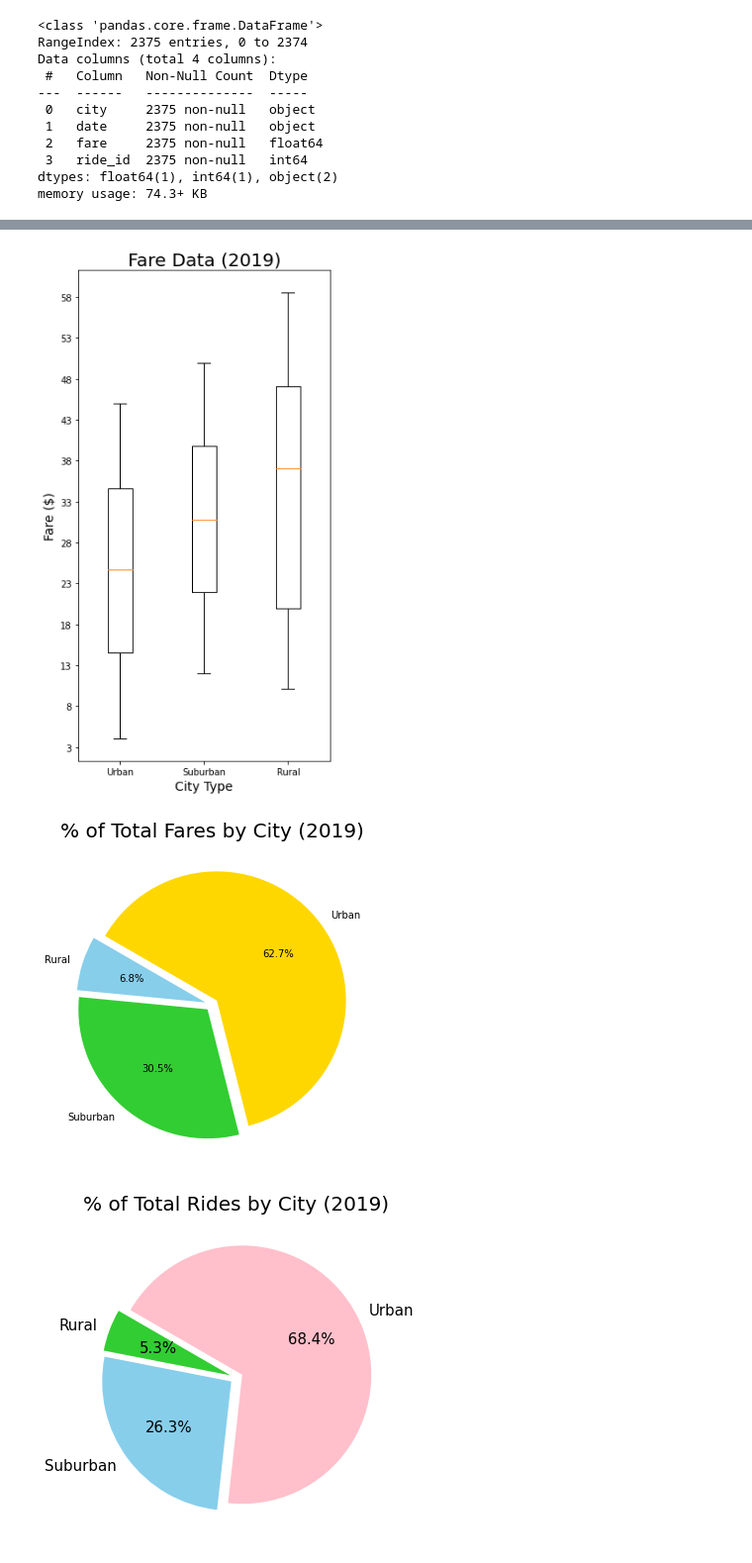
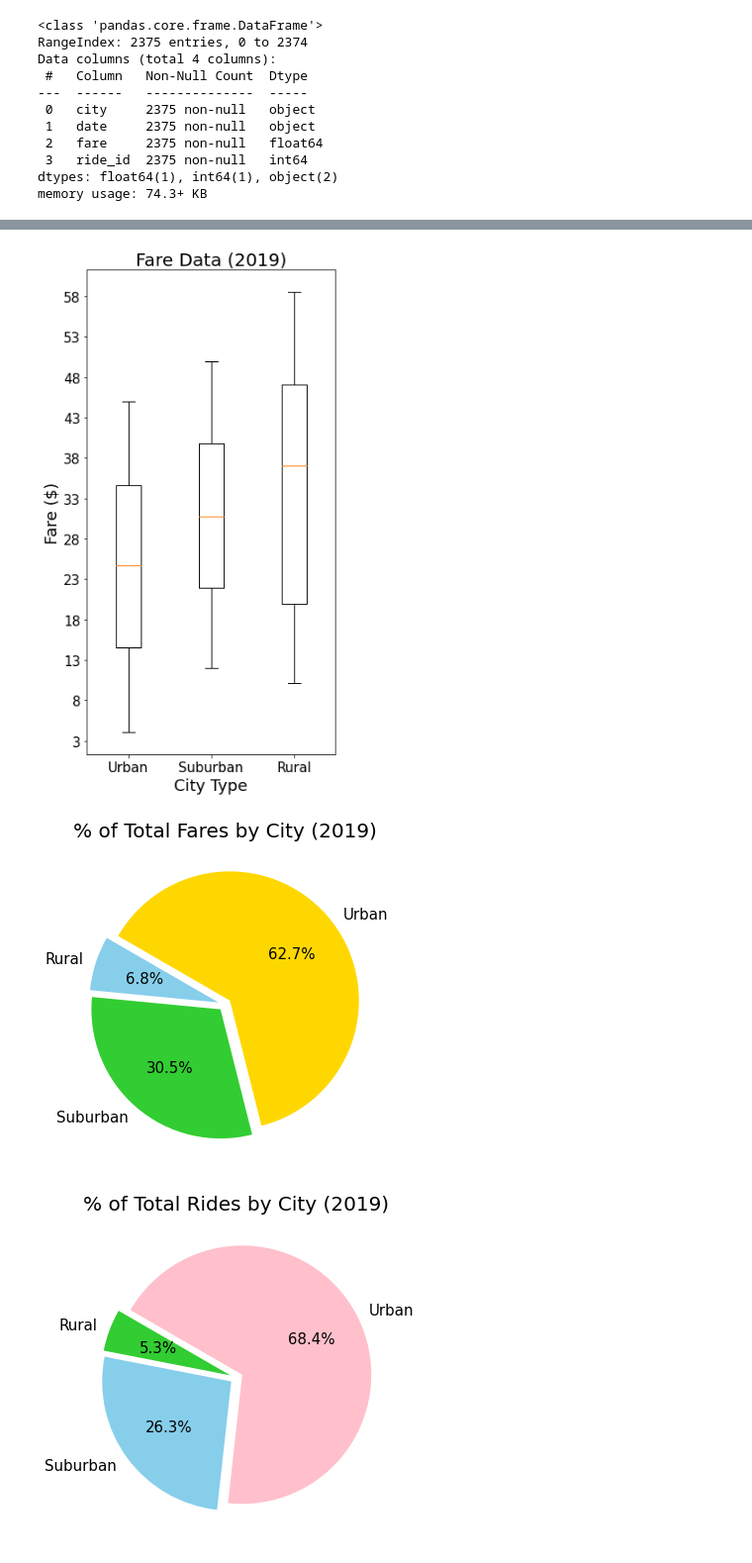
Before and after one commit to Bag0niku/PyBer_Analysis, a Jupyter notebook: Pyber_Challenge.ipynb, the cells around one changed output, grey strips where cells are left out. Shown at 99% size. Drawn from its saved outputs; the diff is of its cells as text; code cells hidden in the pictures.

Commit message:
starting the Readme.md file and found bugs when saving the images of plots and graphs

```diff
--- a/Pyber_Challenge.ipynb
+++ b/Pyber_Challenge.ipynb
@@ -43,6 +43,7 @@ memory usage: 74.3+ KB
 # %%
 all_data = ride_data.merge(city_data, on='city')
 all_data['date'] = pd.to_datetime(all_data['date'])
+all_data.sort_values(['date'], ascending=True, inplace=True)
 all_data
 # %% [output]
 |  | city | date | fare | ride_id | driver_count | type |
@@ -128,25 +131,28 @@ fig3, ax3 = plt.subplots(figsize=(5, 10))
 fare_data = [urban_cities_df['fare'], suburban_cities_df['fare'], rural_cities_df['fare']]
 # # x_labels = ["Urban", "Suburban", "Rural"]  # declared the same as above
 ax3.boxplot(x=fare_data, labels=x_labels)
-ax3.set_xlabel('City Type', fontsize='14')
+ax3.set_xlabel('City Type', fontsize='18')
 ax3.set_title('Fare Data (2019)', fontsize='20')
 ax3.set_yticks(np.arange(min(round(all_data['fare'], 0)-1),max(round(all_data['fare'], 0))+2, 5))
-ax3.set_ylabel('Fare ($)', fontsize='14')
+ax3.set_ylabel('Fare ($)', fontsize='18')
 
 # save the graph
 png3 = os.path.join('Analysis', 'Ride_Fare_Data_2019.png')
-fig3.savefig(png3)
+fig3.savefig(png3, transparent=False, facecolor='w', pad_inches=0.1)
 # %% [output]
-[figure, old version]
+[figure, new version]
 # %%
 fig4, ax4, = plt.subplots(figsize=(6,6))
 explode = [0.05, 0.05, 0.05]
-ax4.pie(all_data.groupby(['type']).sum()['fare'], labels=all_data.groupby(['type']).sum()['fare'].index, autopct='%1.1f%%', explode=explode, colors=['skyblue', 'limegreen', 'gold'], startangle=150)
-mpl.rcParams['font.size'] = 15
+
+ax4.pie(all_data.groupby(['type']).sum()['fare'], labels=all_data.groupby(['type']).sum()['fare'].index,
+        autopct='%1.1f%%', explode=explode, colors=['skyblue', 'limegreen', 'gold'], startangle=150)
+
 ax4.set_title('% of Total Fares by City (2019)', fontsize='20')
+
 png4 = os.path.join('Analysis', 'Total_Fares_by_City.png')
-fig4.savefig(png4)
+fig4.savefig(png4, transparent=False, facecolor='w')
 # %% [output]
-[figure, old version]
+[figure, new version]
 # %%
 fig5, ax5, = plt.subplots(figsize=(6,6))
```
Also changed, not shown: parts of 18 cells of this notebook, 11 other files.
